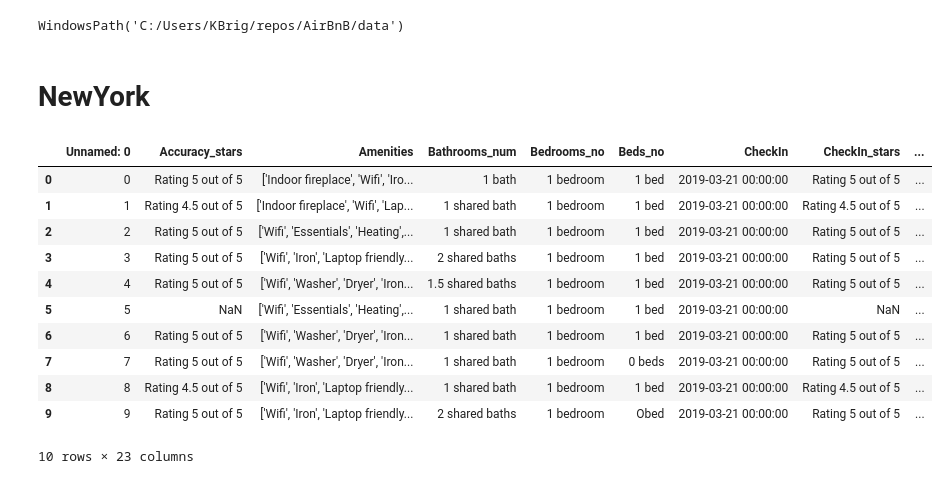
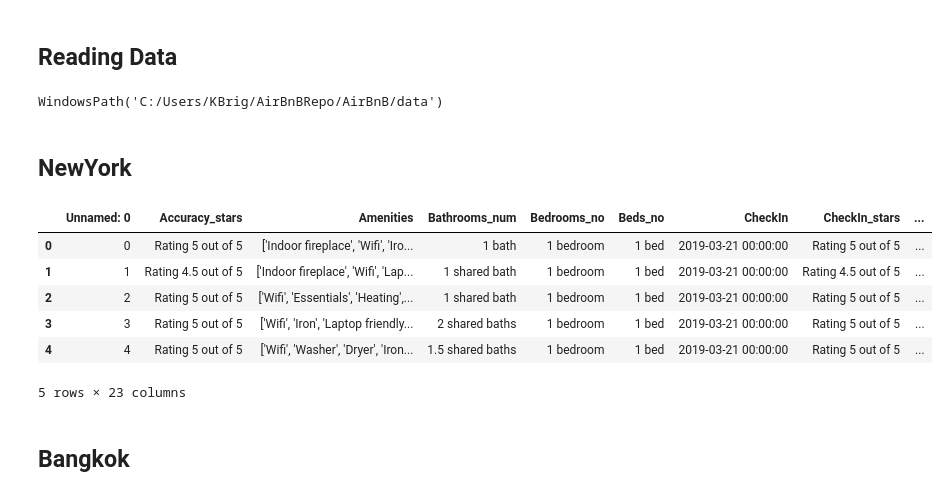
Before and after one commit to nickbent/AirBnB, a Jupyter notebook: notebooks/Exploratory Price Analysis.ipynb, the cells around one changed output. Drawn from its saved outputs; the diff is of its cells as text; code cells hidden in the pictures.

```diff
--- a/notebooks/Exploratory Price Analysis.ipynb
+++ b/notebooks/Exploratory Price Analysis.ipynb
@@ -21,8 +30,10 @@ plotly.offline.init_notebook_mode(connected=True)
+# %% [markdown]
+## Reading Data
 # %%
-Data_dir = Path('C:/Users/KBrig/repos/AirBnB/data')
+Data_dir = Path('C:/Users/KBrig/AirBnBRepo/AirBnB/data')
 Data_dir
 # %% [output]
-WindowsPath('C:/Users/KBrig/repos/AirBnB/data')
+WindowsPath('C:/Users/KBrig/AirBnBRepo/AirBnB/data')
 # %%
 NewYork_CSV = Data_dir/'AirBnBNY.csv'
 Bangkok_CSV = Data_dir/'AirBnbDataBangkok.csv'
@@ -34,18 +41,15 @@ from bnb.data_processing.clean import price_format
 # %% [markdown]
-# NewYork
+## NewYork
 # %%
 NewYorkData = read_csvfile(NewYork_CSV)
-NewYorkData.head(10)
+NewYorkData.head()
 # %% [output]
 |  | Unnamed: 0 | Accuracy_stars | Amenities | Bathrooms_num | Bedrooms_no | Beds_no | CheckIn | CheckIn_stars | ... |
 | 0 | 0 | Rating 5 out of 5 | ['Indoor fireplace', 'Wifi', 'Iro... | 1 bath | 1 bedroom | 1 bed | 2019-03-21 00:00:00 | Rating 5 out of 5 | ... |
 | 1 | 1 | Rating 4.5 out of 5 | ['Indoor fireplace', 'Wifi', 'Lap... | 1 shared bath | 1 bedroom | 1 bed | 2019-03-21 00:00:00 | Rating 4.5 out of 5 | ... |
 | 2 | 2 | Rating 5 out of 5 | ['Wifi', 'Essentials', 'Heating',... | 1 shared bath | 1 bedroom | 1 bed | 2019-03-21 00:00:00 | Rating 5 out of 5 | ... |
 | 3 | 3 | Rating 5 out of 5 | ['Wifi', 'Iron', 'Laptop friendly... | 2 shared baths | 1 bedroom | 1 bed | 2019-03-21 00:00:00 | Rating 5 out of 5 | ... |
 | 4 | 4 | Rating 5 out of 5 | ['Wifi', 'Washer', 'Dryer', 'Iron... | 1.5 shared baths | 1 bedroom | 1 bed | 2019-03-21 00:00:00 | Rating 5 out of 5 | ... |
-| 5 | 5 | NaN | ['Wifi', 'Essentials', 'Heating',... | 1 shared bath | 1 bedroom | 1 bed | 2019-03-21 00:00:00 | NaN | ... |
-| 6 | 6 | Rating 5 out of 5 | ['Wifi', 'Washer', 'Dryer', 'Iron... | 1 shared bath | 1 bedroom | 1 bed | 2019-03-21 00:00:00 | Rating 5 out of 5 | ... |
-| 7 | 7 | Rating 5 out of 5 | ['Wifi', 'Washer', 'Dryer', 'Iron... | 1 shared bath | 1 bedroom | 0 beds | 2019-03-21 00:00:00 | Rating 5 out of 5 | ... |
-| 8 | 8 | Rating 4.5 out of 5 | ['Wifi', 'Iron', 'Laptop friendly... | 1 shared bath | 1 bedroom | 1 bed | 2019-03-21 00:00:00 | Rating 4.5 out of 5 | ... |
-| 9 | 9 | Rating 5 out of 5 | ['Wifi', 'Iron', 'Laptop friendly... | 2 shared baths | 1 bedroom | Obed | 2019-03-21 00:00:00 | Rating 5 out of 5 | ... |
-10 rows × 23 columns
+5 rows × 23 columns
+# %% [markdown]
+## Bangkok
```
Also changed, not shown: parts of 158 cells of this notebook, 1 other file.
